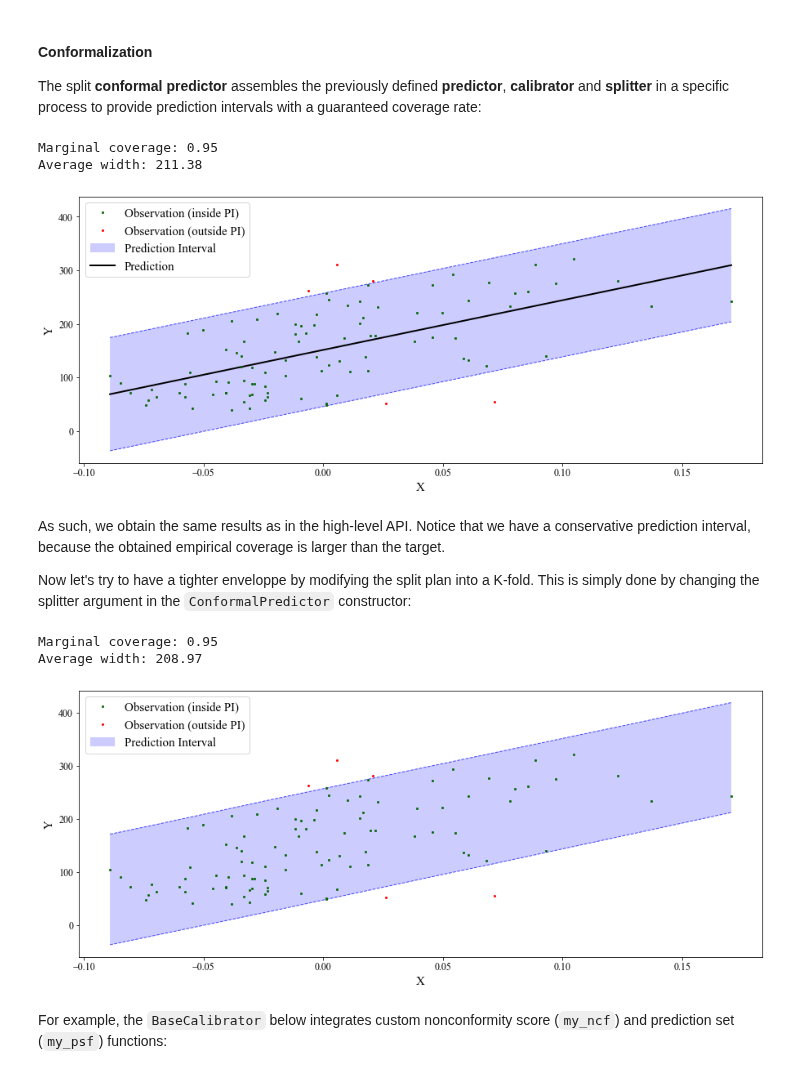
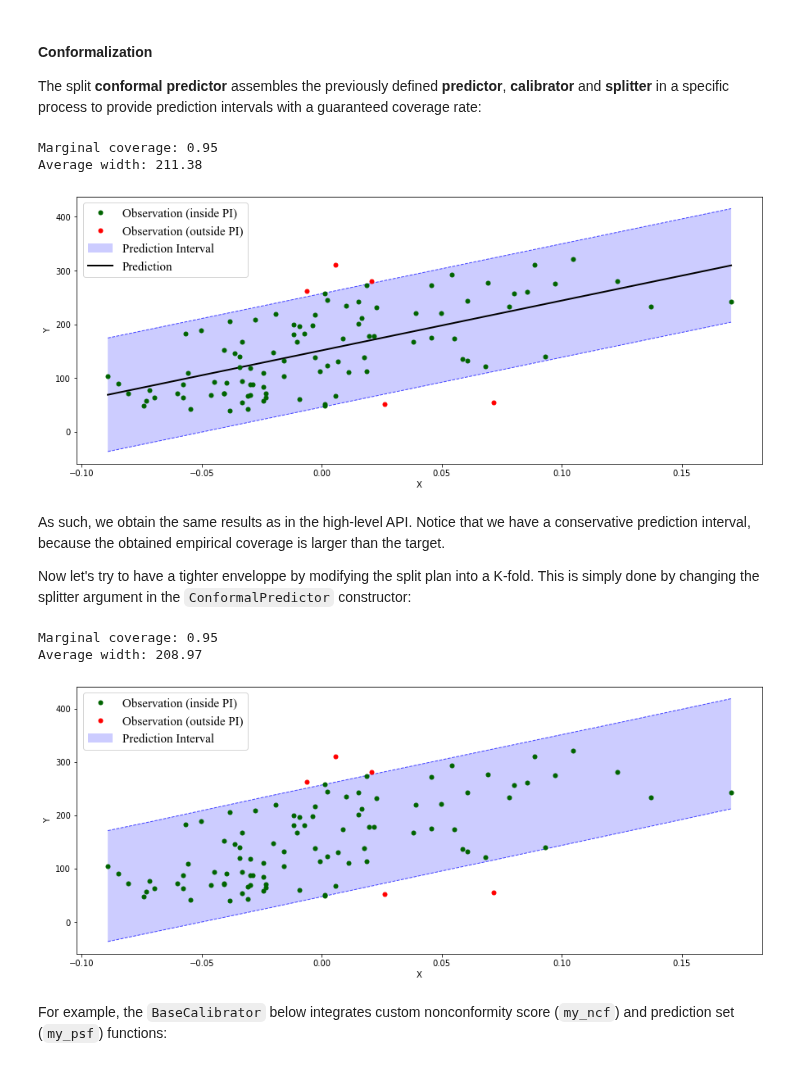
Before and after one commit to deel-ai/puncc, a Jupyter notebook: docs/quickstart.ipynb, the cells around one changed output. Drawn from its saved outputs; the diff is of its cells as text; code cells hidden in the pictures.

```diff
--- a/docs/quickstart.ipynb
+++ b/docs/quickstart.ipynb
@@ -148,26 +145,23 @@ y_pred, y_pred_lower, y_pred_upper = split_cp.predict(X_test, alpha=alpha)
 # %%
 coverage = metrics.regression_mean_coverage(y_test, y_pred_lower, y_pred_upper)
 width = metrics.regression_sharpness(y_pred_lower=y_pred_lower,
                                     y_pred_upper=y_pred_upper)
 
 print(f"Marginal coverage: {np.round(coverage, 2)}")
 print(f"Average width: {np.round(width, 2)}")
 
 # Figure of the prediction bands
-
-plot_prediction_intervals(
-    X = X_test[:,0],
-    y_true=y_test,
-    y_pred=y_pred,
-    y_pred_lower=y_pred_lower,
-    y_pred_upper=y_pred_upper,
-    sort_X=True,
-    size=(10, 6),
-    loc="upper left")
+ax = plot_prediction_intervals(
+        X = X_test[:,0],
+        y_true=y_test,
+        y_pred=y_pred,
+        y_pred_lower=y_pred_lower,
+        y_pred_upper=y_pred_upper,
+        loc="upper left")
 # %% [output]
 Marginal coverage: 0.95
 Average width: 211.38
-[figure, old version]
+[figure, new version]
 # %% [markdown]
 As such, we obtain the same results as in the high-level API. Notice that we have a conservative prediction interval, because the obtained empirical coverage is larger than the target.
 
@@ -196,20 +190,17 @@ print(f"Marginal coverage: {np.round(coverage, 2)}")
 print(f"Average width: {np.round(width, 2)}")
 
 # Figure of the prediction bands
-
-plot_prediction_intervals(
-    X = X_test[:,0],
-    y_true=y_test,
-    y_pred=y_pred,
-    y_pred_lower=y_pred_lower,
-    y_pred_upper=y_pred_upper,
-    sort_X=True,
-    size=(10, 6),
-    loc="upper left")
+ax = plot_prediction_intervals(
+        X = X_test[:,0],
+        y_true=y_test,
+        y_pred=y_pred,
+        y_pred_lower=y_pred_lower,
+        y_pred_upper=y_pred_upper,
+        loc="upper left")
 # %% [output]
 Marginal coverage: 0.95
 Average width: 208.97
-[figure, old version]
+[figure, new version]
 # %% [markdown]
 For example, the `BaseCalibrator` below integrates custom nonconformity score (`my_ncf`) and prediction set (`my_psf`) functions:
 # %% [markdown]
```
Also changed, not shown: parts of 3 cells of this notebook, 8 other files.
